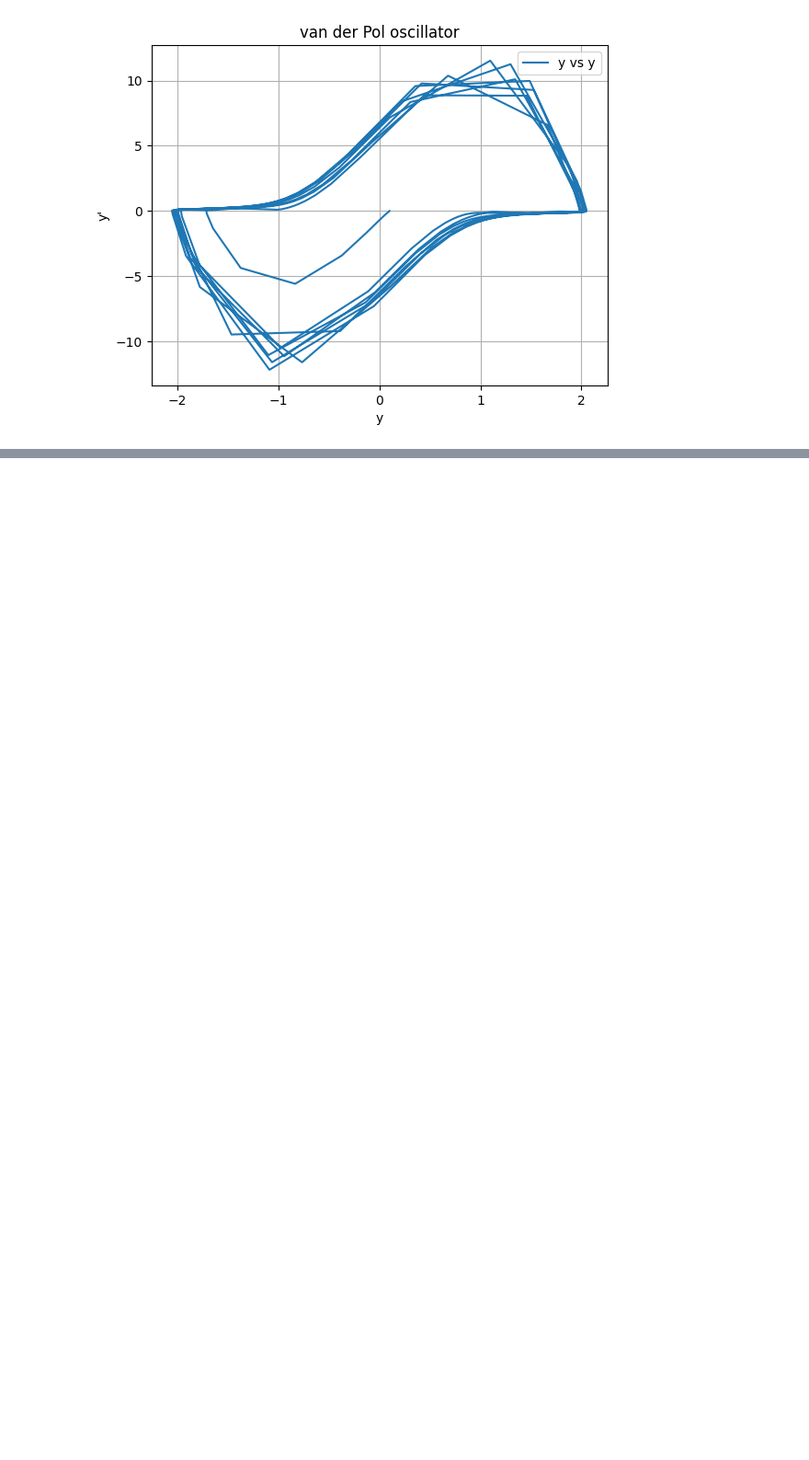
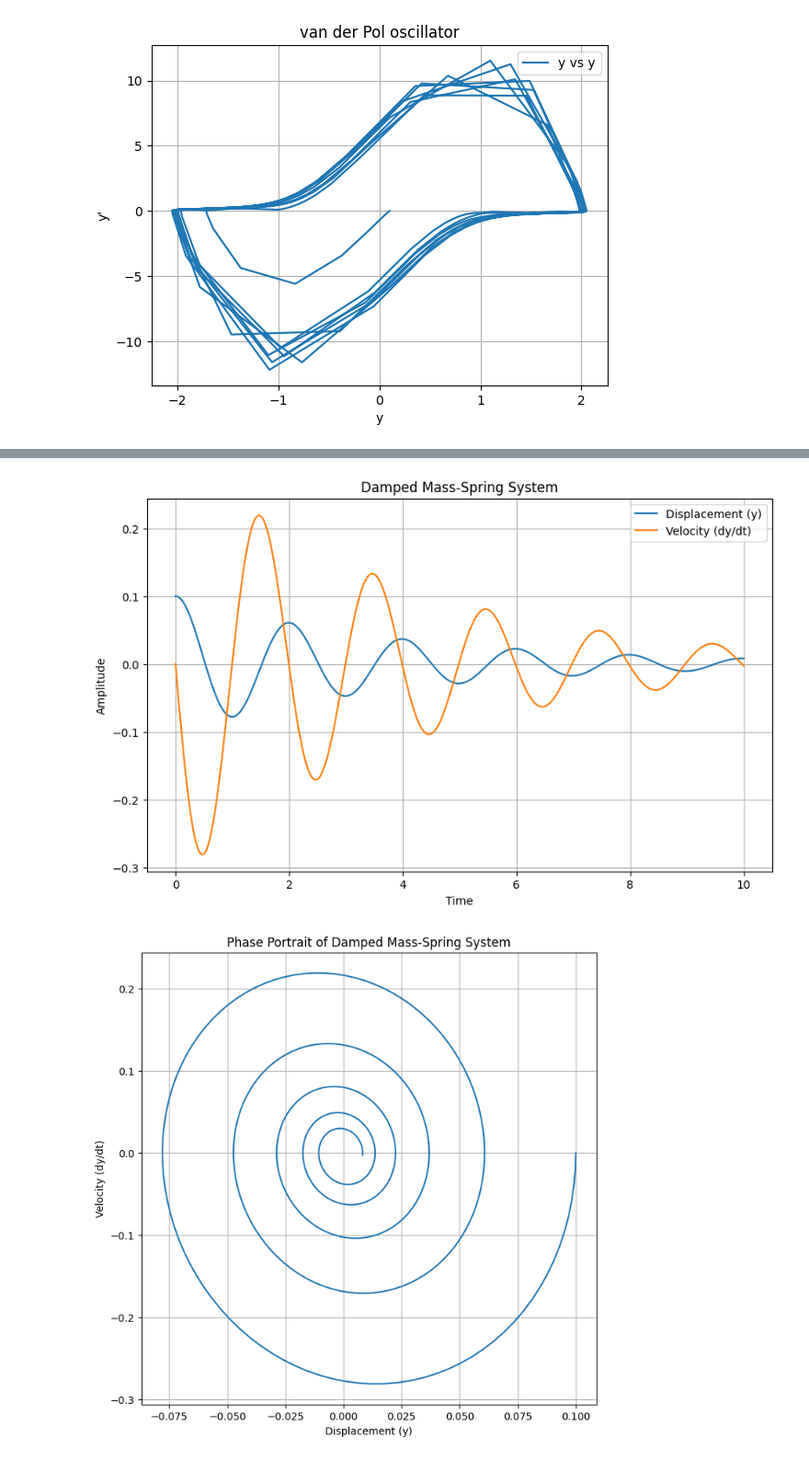
Before and after one commit to PX2145-2025/week-8-b-Zach-Bryant-2, a Jupyter notebook: ODEs.ipynb, the cells around one changed output, grey strips where cells are left out. Shown at 92% size. Cells and saved outputs as stored; diff of their text form; code cells hidden in the pictures; blank space fills up the shorter version.

```diff
--- a/ODEs.ipynb
+++ b/ODEs.ipynb
@@ -423,0 +533,46 @@ plt.show()
+# %%
+# 1. Define the derivative function for a coupled system
+def damped_spring_deriv(y_vec, t, k, m, b):
+    # y_vec[0] is displacement y
+    # y_vec[1] is velocity dy/dt
+    dy0_dt = y_vec[1]
+    dy1_dt = -(k/m) * y_vec[0] - (b/m) * y_vec[1]
+    return [dy0_dt, dy1_dt]
+
+# 2. Set up initial conditions (y and dy/dt) and time array
+k_val = 10.0
+m_val = 1.0
+b_val = 0.5 # Damping coefficient
+
+yinit_spring = [0.1, 0] # Initial displacement y=0.1, initial velocity dy/dt=0
+t_spring = np.linspace(0.0, 10.0, 500) # Time range
+
+# 3. Solve the ODE system
+solution_spring = odeint(damped_spring_deriv, yinit_spring, t_spring, args=(k_val, m_val, b_val))
+
+# `solution_spring` is a 2D array:
+# solution_spring[:, 0] contains displacement (y)
+# solution_spring[:, 1] contains velocity (dy/dt)
+
+# 4. Plotting the results
+plt.figure(figsize=(10, 6))
+plt.plot(t_spring, solution_spring[:, 0], label='Displacement (y)')
+plt.plot(t_spring, solution_spring[:, 1], label='Velocity (dy/dt)')
+plt.xlabel('Time')
+plt.ylabel('Amplitude')
+plt.title('Damped Mass-Spring System')
+plt.legend()
+plt.grid(True)
+plt.show()
+
+# Phase space plot (velocity vs displacement)
+plt.figure(figsize=(8, 8))
+plt.plot(solution_spring[:, 0], solution_spring[:, 1])
+plt.xlabel('Displacement (y)')
+plt.ylabel('Velocity (dy/dt)')
+plt.title('Phase Portrait of Damped Mass-Spring System')
+plt.grid(True)
+plt.show()
+# %% [output]
+[figure, added]
+[figure, added]
```
Also changed, not shown: parts of 12 cells of this notebook.
